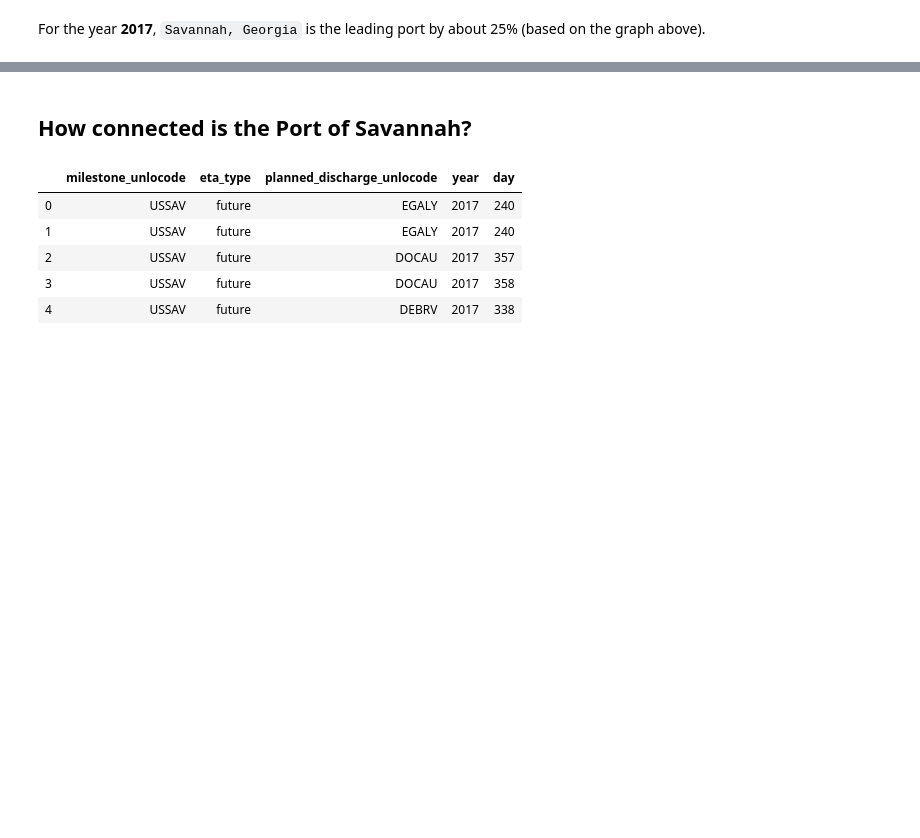
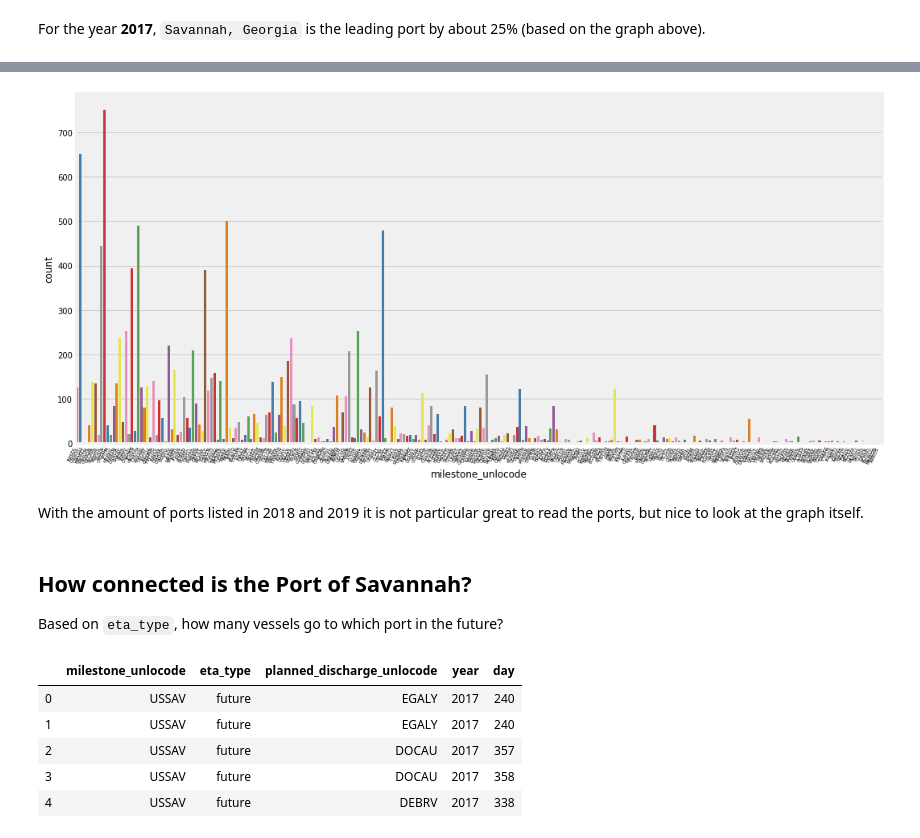
Before and after one commit to stephanosterburg/coding_challenges, a Jupyter notebook: clearmetal/notebook.ipynb, the cells around one changed output, grey strips where cells are left out. Drawn from its saved outputs; the diff is of its cells as text; code cells hidden in the pictures; blank space fills up the shorter version.

```diff
--- a/clearmetal/notebook.ipynb
+++ b/clearmetal/notebook.ipynb
@@ -439,5 +443,13 @@ For the year __2017__, `Savannah, Georgia` is the leading port by about 25% (bas
+# %%
+plot_by_year(2019)
+# %% [output]
+[figure, added]
+# %% [markdown]
+With the amount of ports listed in 2018 and 2019 it is not particular great to read the ports, but nice to look at the graph itself.
 # %% [markdown]
 ## How connected is the Port of Savannah?
+
+Based on `eta_type`, how many vessels go to which port in the future?
 # %%
 # Get Port of Savannah
 sav_df = df[df['milestone_unlocode'] == 'USSAV'].reset_index(drop=True)
```
Also changed, not shown: parts of 5 cells of this notebook.
